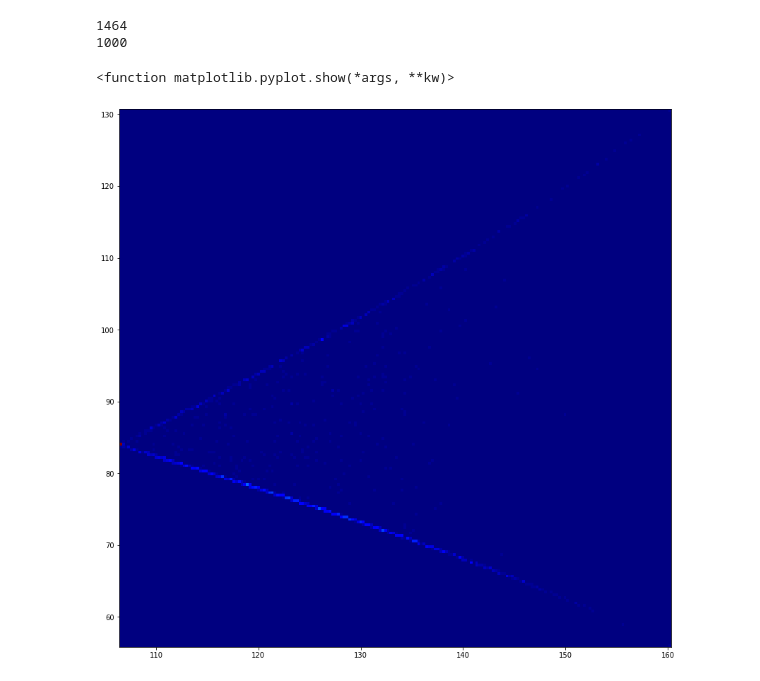
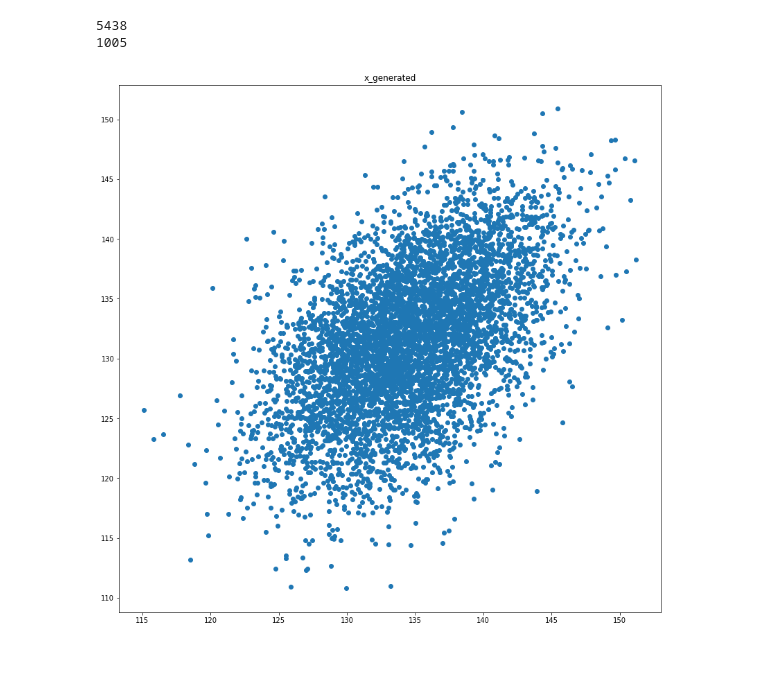
Before and after one commit to ameliescb/EX1_practikum_crowd_modelling, a Jupyter notebook: Exercise 4/task4.ipynb, the cells around one changed output. Drawn from its saved outputs; the diff is of its cells as text; code cells hidden in the pictures.

Commit message:
fix scatter plots of input data

```diff
--- a/Exercise 4/task4.ipynb
+++ b/Exercise 4/task4.ipynb
@@ -28,2 +15,15 @@ test_set /= max
+# %%
+x_max_train = np.amax(train_set[:,0])
+y_max_train = np.amax(train_set[:,1])
+x_max_test = np.amax(test_set[:,0])
+y_max_test = np.amax(test_set[:,1])
+
+train_set[:,0] /= x_max_train
+train_set[:,1] /= y_max_train
+test_set[:,0] /= x_max_test
+test_set[:,1] /= y_max_test
+
+#train_set /= max
+#test_set /= max
 # %%
 plt.figure(figsize = (14, 14))
@@ -59,9 +59,9 @@ class VariantionalAutoencoder(object):
             name='x', dtype=tf.float32, shape=[None, input_dim])
 
         #2 fc with relu activation functions for encoding
-        f1 = fc(self.x, 2, scope='enc_fc1', activation_fn=tf.nn.relu)
-        #f2 = fc(f1, 64, scope='enc_fc2', activation_fn=tf.nn.relu)
-        #f3 = fc(f1, 64, scope='enc_fc3', activation_fn=tf.nn.relu)
+        f1 = fc(self.x, 16, scope='enc_fc1', activation_fn=tf.nn.relu)
+        f2 = fc(f1, 64, scope='enc_fc2', activation_fn=tf.nn.relu)
+        f3 = fc(f1, 128, scope='enc_fc3', activation_fn=tf.nn.relu)
 
         #latent layer
         self.z_mu = fc(f1, self.n_z, scope='enc_fc4_mu', activation_fn=None)
@@ -70,9 +70,9 @@ class VariantionalAutoencoder(object):
         self.z = self.z_mu + tf.sqrt(tf.exp(self.z_log_sigma_sq)) * eps
 
         #2 fc with activation function for decoding
-        g1 = fc(self.z, 2, scope='dec_fc1', activation_fn=tf.nn.relu)
-        #g2 = fc(g1, 64, scope='dec_fc2', activation_fn=tf.nn.relu)
-        #g3 = fc(g1, 16, scope='dec_fc3', activation_fn=tf.nn.relu)
+        g1 = fc(self.z, 128, scope='dec_fc1', activation_fn=tf.nn.relu)
+        g2 = fc(g1, 64, scope='dec_fc2', activation_fn=tf.nn.relu)
+        g3 = fc(g1, 16, scope='dec_fc3', activation_fn=tf.nn.relu)
         self.x_hat = fc(g1, input_dim, scope='dec_fc4', activation_fn=tf.nn.sigmoid)
 
         epsilon = 1e-10
@@ -83,7 +83,7 @@ class VariantionalAutoencoder(object):
         self.latent_loss = tf.reduce_mean(latent_loss)
 
         #ELBO
-        self.total_loss = self.recon_loss + self.latent_loss
+        self.total_loss = 0.7*self.recon_loss + 0.3*self.latent_loss
         self.train_op = tf.train.AdamOptimizer(learning_rate=self.learning_rate).minimize(self.total_loss)
 
         self.losses = {
@@ -184,13 +184,13 @@ def test_generation(model, z=None, h=2, w=2, batch_size=1000, plot=True):
 
     if plot:
         plt.figure(figsize = (14, 14))
-        plt.scatter((x_generated)[:,0], x_generated)
+        plt.scatter((x_generated)[:,0], (x_generated)[:,1])
         plt.title("x_generated")
         plt.show()
     return x_generated
 # %%
 print("dim=2 epoch=50")
-model_vae = trainer(VariantionalAutoencoder, n_z=2, num_epoch=30)
+model_vae = trainer(VariantionalAutoencoder, n_z=256, num_epoch=100)
 #test_transformation(model_vae, test_set)
 test_reconstruction(model_vae, test_set)
 test_generation(model_vae)
@@ -227,25 +225,25 @@ array([[111.262115,  89.78942 ],
 # %%
 num_people = 10
 counter = 0
 
 while counter < 1000:
     num_people += 1
     x_hat = test_generation(model_vae, batch_size=num_people, plot=False)
     counter = 0
     for i in range(num_people):
         if ((130 > x_hat[i][0] and x_hat[i][0] > 70) and (150 > x_hat[i][1] and x_hat[i][1] > 50)):
             counter += 1
 
 print(num_people)
 print(counter)
 plt.figure(figsize = (14, 14))
-plt.hist2d((x_hat)[:,0], (x_hat)[:,1], bins=(200,200), cmap=plt.cm.jet)
-plt.show
+plt.scatter((x_hat)[:,0], (x_hat)[:,1])
+plt.title("x_generated")
+plt.show()
 # %% [output]
-1464
-1000
+5438
+1005
-<function matplotlib.pyplot.show(*args, **kw)>
-[figure, old version]
+[figure, new version]
 # %%
 #2:2:2 = 1079 / 1.399
 #2:4:2 = 1386 / 1.5
```
Also changed, not shown: parts of 3 cells of this notebook.
